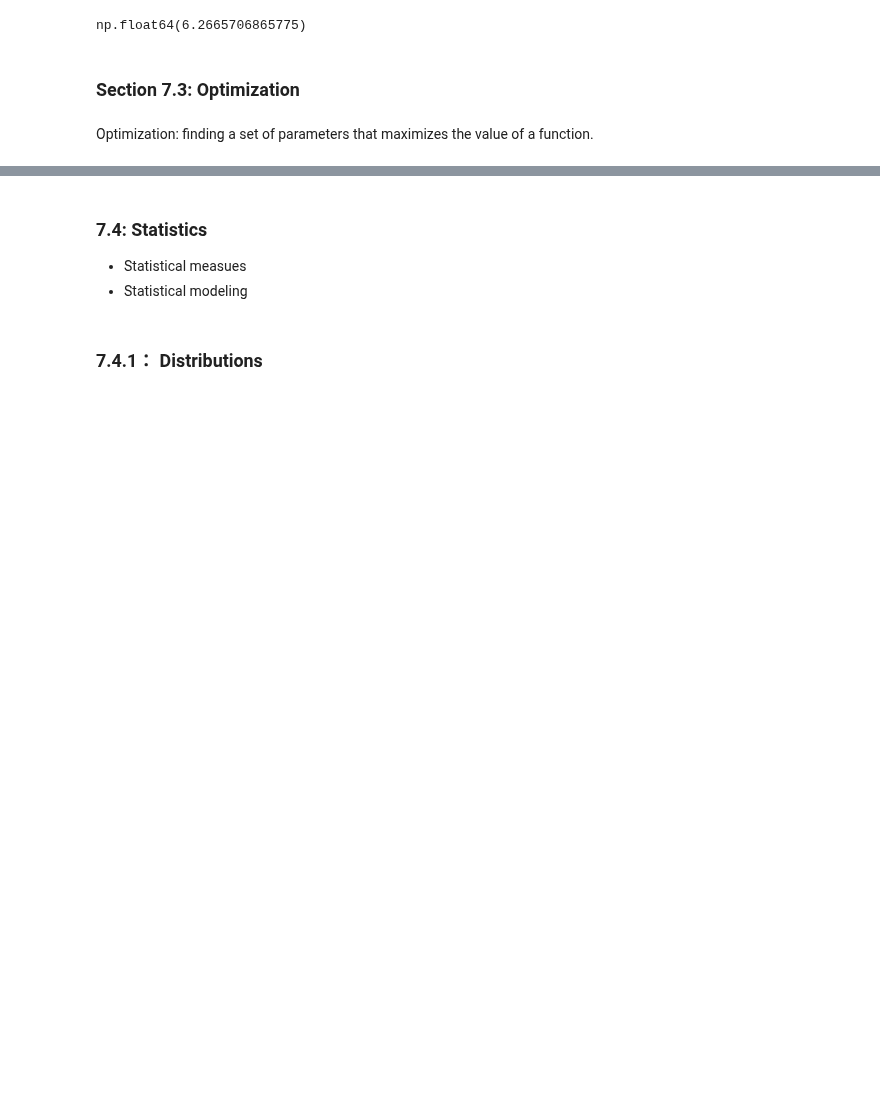
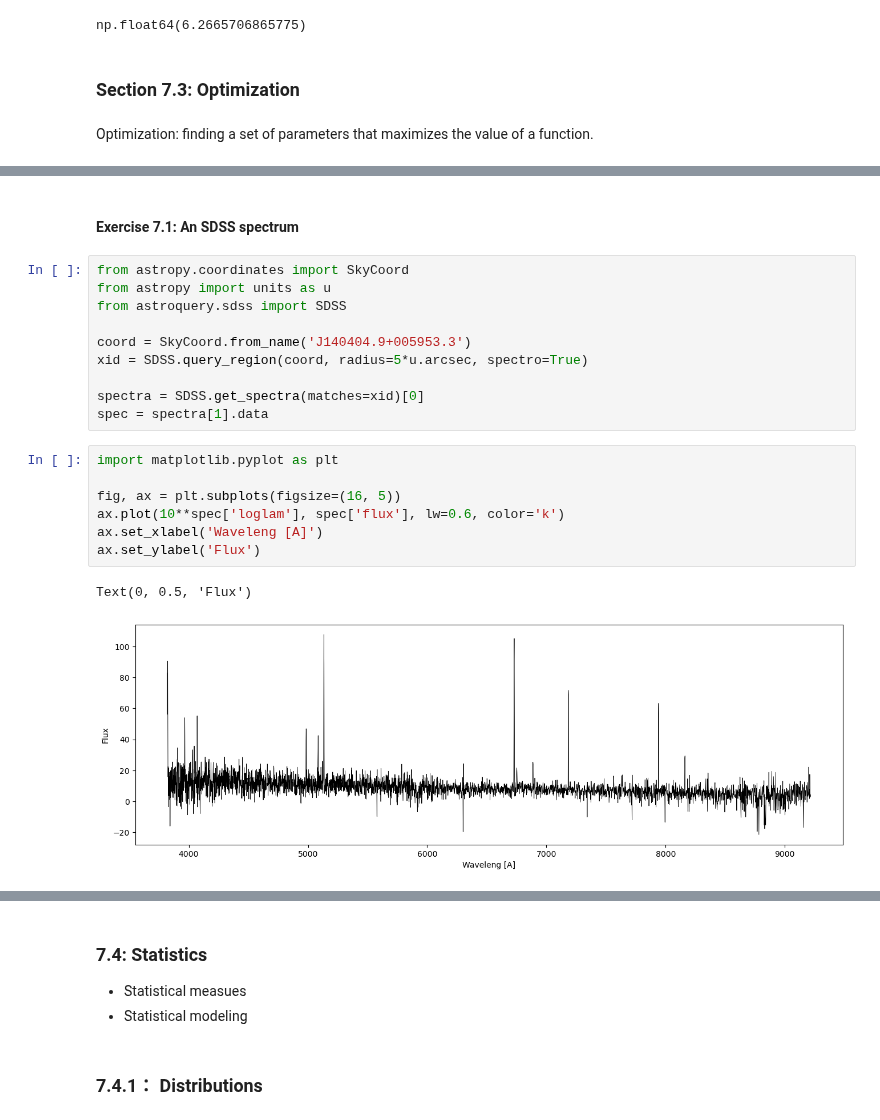
Before and after one commit to hexijin/scientific-data-analysis, a Jupyter notebook: hexi/Astropython/Chapter-7-Scipy.ipynb, the cells around one changed output, grey strips where cells are left out. Drawn from its saved outputs; the diff is of its cells as text; blank space fills up the shorter version.

Commit message:
Completed exercise 7.1

```diff
--- a/hexi/Astropython/Chapter-7-Scipy.ipynb
+++ b/hexi/Astropython/Chapter-7-Scipy.ipynb
@@ -139,0 +140,22 @@ ax.set_xlim(6550,6570)
+# %% [markdown]
+#### Exercise 7.1: An SDSS spectrum
+# %%
+from astropy.coordinates import SkyCoord
+from astropy import units as u
+from astroquery.sdss import SDSS
+
+coord = SkyCoord.from_name('J140404.9+005953.3')
+xid = SDSS.query_region(coord, radius=5*u.arcsec, spectro=True)
+
+spectra = SDSS.get_spectra(matches=xid)[0]
+spec = spectra[1].data
+# %%
+import matplotlib.pyplot as plt
+
+fig, ax = plt.subplots(figsize=(16, 5))
+ax.plot(10**spec['loglam'], spec['flux'], lw=0.6, color='k')
+ax.set_xlabel('Waveleng [A]')
+ax.set_ylabel('Flux')
+# %% [output]
+Text(0, 0.5, 'Flux')
+[figure, added]
```
Also changed, not shown: parts of 11 cells of this notebook.
